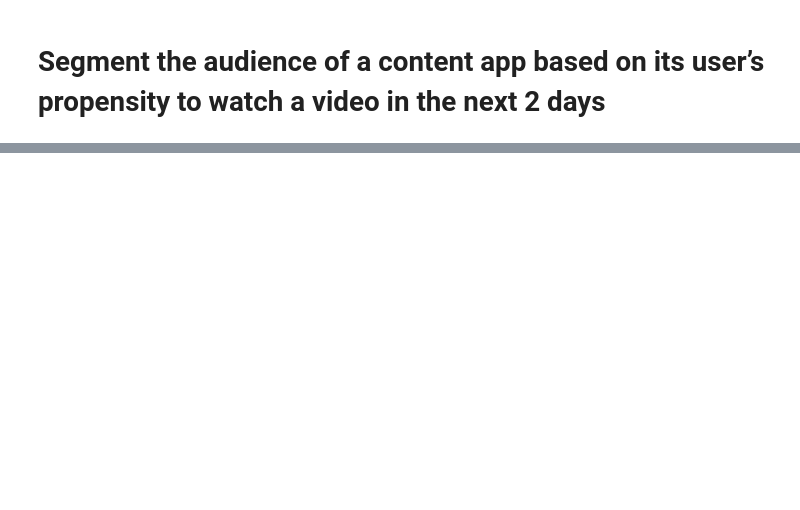
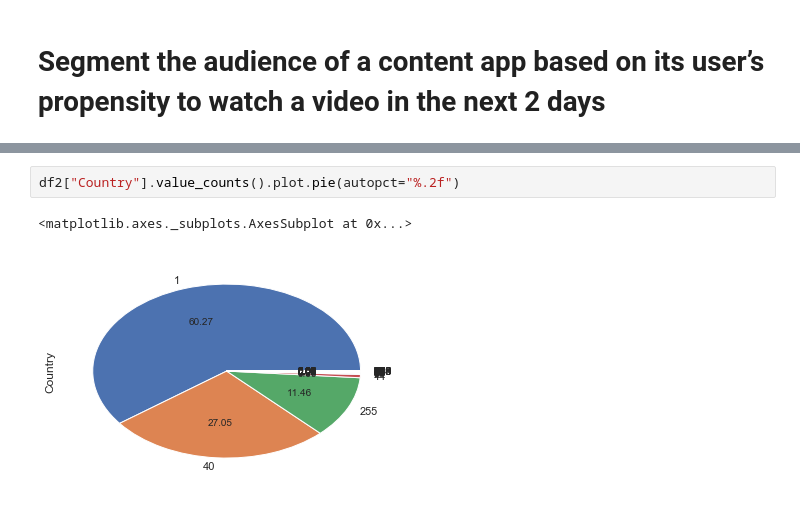
Before and after one commit to clydemendonca/GreyAtomCapstone, a Jupyter notebook: Capstone.ipynb, the cells around one changed output, grey strips where cells are left out. Cells and saved outputs as stored; diff of their text form; blank space fills up the shorter version.

```diff
--- a/Capstone.ipynb
+++ b/Capstone.ipynb
@@ -34,0 +148,5 @@ dtype: object
+# %%
+df2["Country"].value_counts().plot.pie(autopct="%.2f")
+# %% [output]
+<matplotlib.axes._subplots.AxesSubplot at 0x...>
+[figure, added]
```
Also changed, not shown: parts of 25 cells of this notebook, 1 other file.
